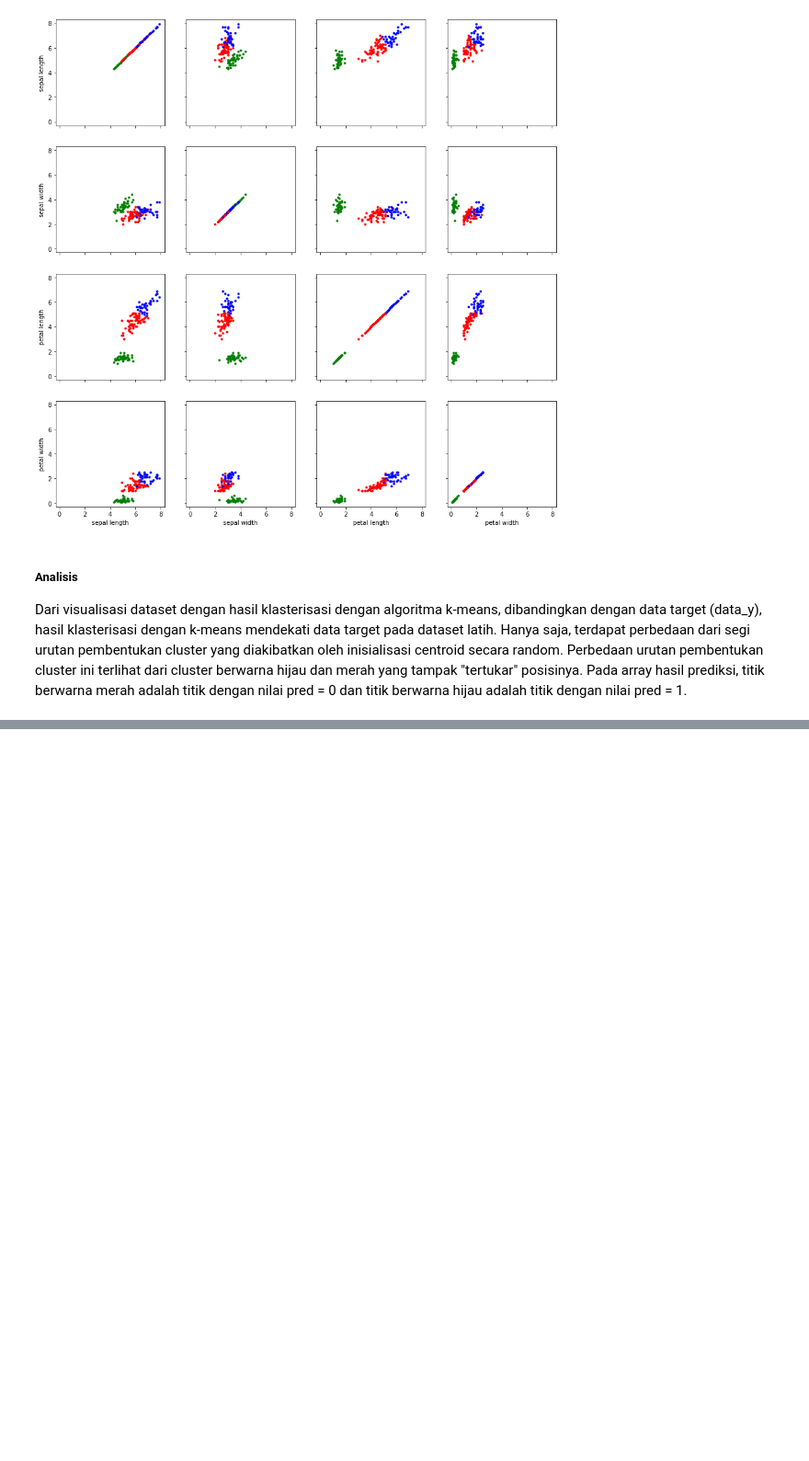
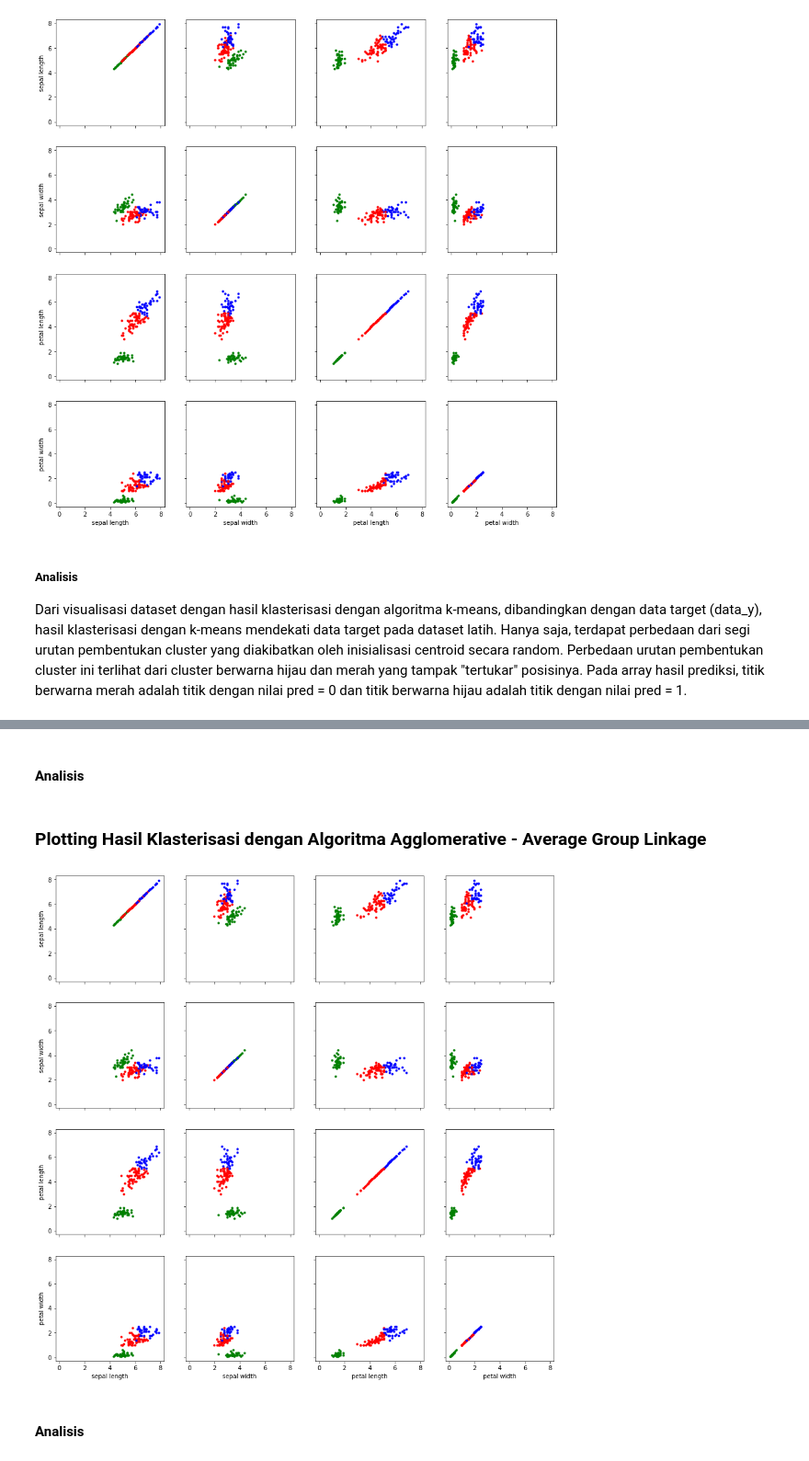
Before and after one commit to naufalzhafran/ClusteringML, a Jupyter notebook: Pengujian Clustering.ipynb, the cells around one changed output, grey strips where cells are left out. Shown: that part at 92% size. Drawn from its saved outputs; the diff is of its cells as text; code cells hidden in the pictures; blank space fills up the shorter version.

```diff
--- a/Pengujian Clustering.ipynb
+++ b/Pengujian Clustering.ipynb
@@ -105,0 +165,3 @@ Silhouette-Coefficient Score    :  0.5121107753649304
+# %%
+agglomerative_average_group_pred = agglomerative_model.lables_
+agglomerative_average_group_pred
@@ -191,0 +284,10 @@ Dari visualisasi dataset dengan hasil klasterisasi dengan algoritma agglomerativ
+# %% [markdown]
+#### Analisis
+# %% [markdown]
+### Plotting Hasil Klasterisasi dengan Algoritma Agglomerative - Average Group Linkage
+# %%
+show_plot(agglomerative_average_group_pred)
+# %% [output]
+[figure, added]
+# %% [markdown]
+#### Analisis
```
Also changed, not shown: parts of 29 cells of this notebook, 1 other file.
